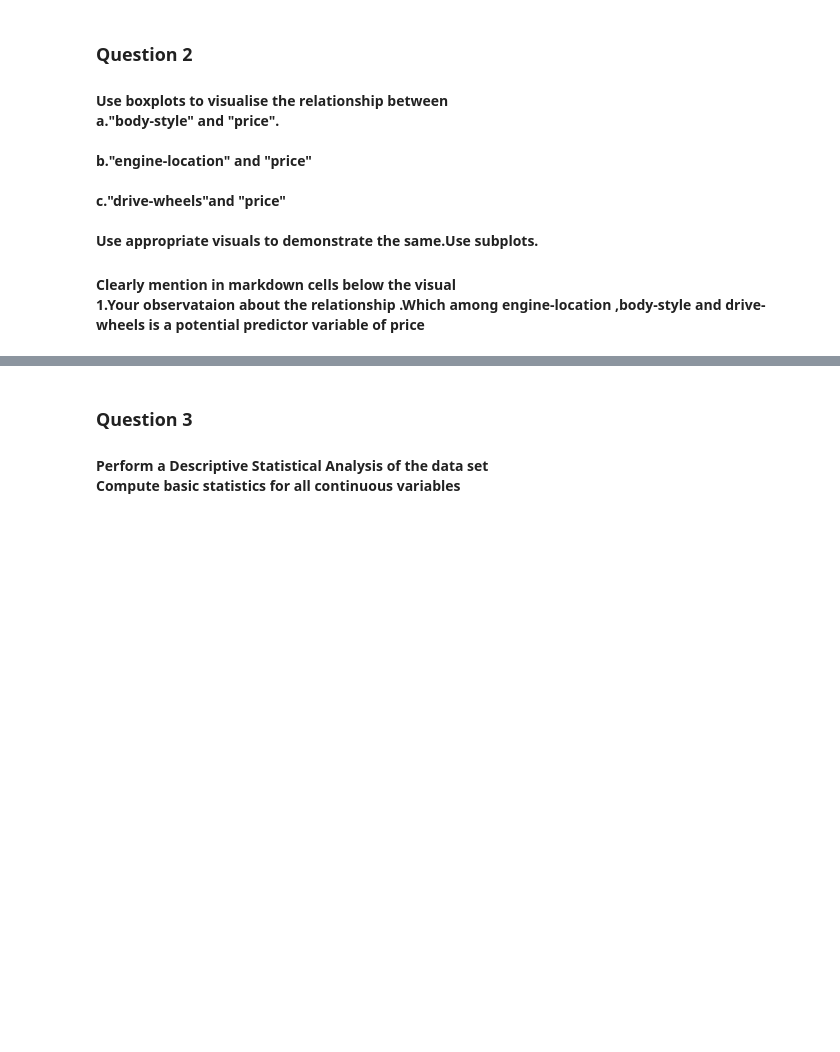
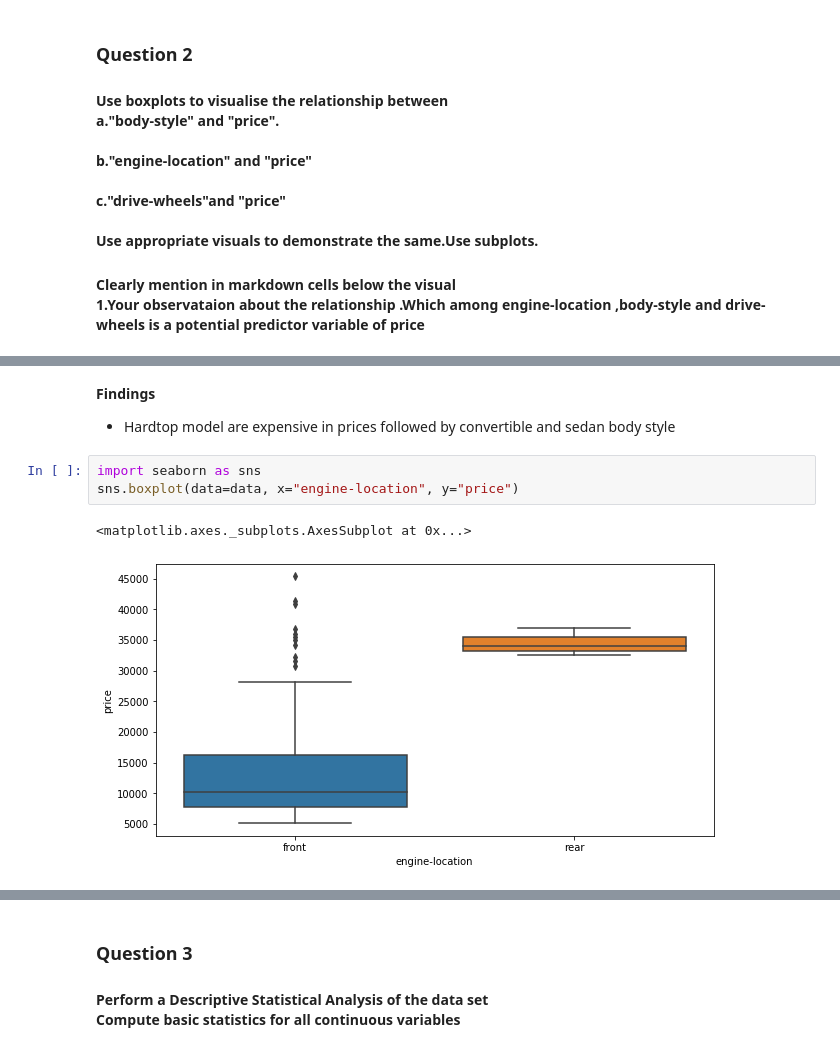
Before and after one commit to guptha23/machine_learning_assignment, a Jupyter notebook: dvi-a2-ps3-wb.ipynb, the cells around one changed output, grey strips where cells are left out. Cells and saved outputs as stored; diff of their text form; blank space fills up the shorter version.

```diff
--- a/dvi-a2-ps3-wb.ipynb
+++ b/dvi-a2-ps3-wb.ipynb
@@ -182,0 +238,9 @@ sns.scatterplot(data=data, x="peak-rpm", y="price")
+# %% [markdown]
+<strong>Findings</strong>
+* Hardtop model are expensive in prices followed by convertible and sedan body style
+# %%
+import seaborn as sns
+sns.boxplot(data=data, x="engine-location", y="price")
+# %% [output]
+<matplotlib.axes._subplots.AxesSubplot at 0x...>
+[figure, added]
```
Also changed, not shown: parts of 26 cells of this notebook.
